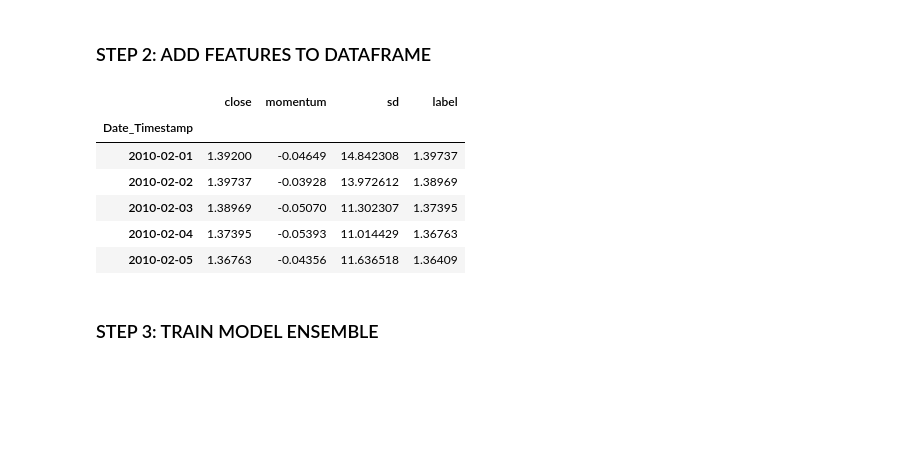
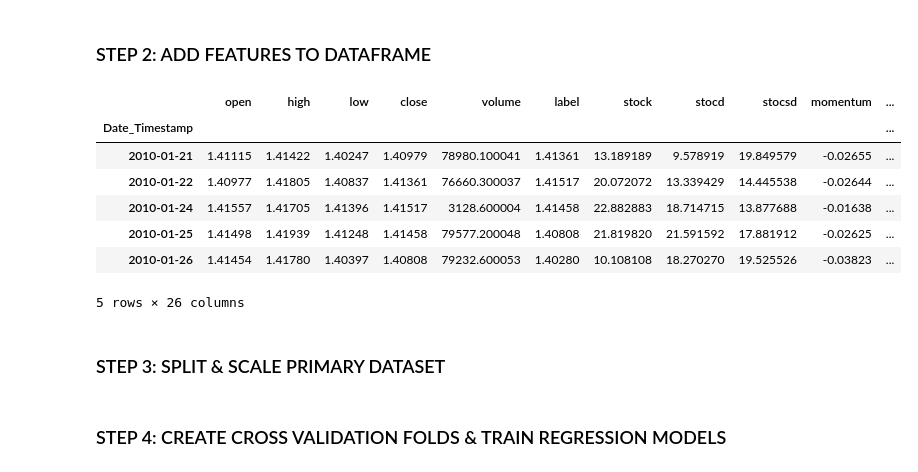
Before and after one commit to DSSaV/pipeline, a Jupyter notebook: manager.ipynb, the cells around one changed output. Cells and saved outputs as stored; diff of their text form; code cells hidden in the pictures; blank space fills up the shorter version.

```diff
--- a/manager.ipynb
+++ b/manager.ipynb
@@ -30,16 +55,17 @@ dataframe.head(5)
 # %% [markdown]
 ### STEP 2: ADD FEATURES TO DATAFRAME
 # %%
-dataset = features.add(dataframe, config['features'])
+regression_dataset = features.add(dataframe, config['features'])
 # %%
-dataset.head(5)
+regression_dataset.head(5)
 # %% [output]
-|  | close | momentum | sd | label |
-| Date_Timestamp |  |  |  |  |
-| 2010-02-01 | 1.39200 | -0.04649 | 14.842308 | 1.39737 |
-| 2010-02-02 | 1.39737 | -0.03928 | 13.972612 | 1.38969 |
-| 2010-02-03 | 1.38969 | -0.05070 | 11.302307 | 1.37395 |
-| 2010-02-04 | 1.37395 | -0.05393 | 11.014429 | 1.36763 |
-| 2010-02-05 | 1.36763 | -0.04356 | 11.636518 | 1.36409 |
+|  | open | high | low | close | volume | label | stock | stocd | stocsd | momentum | ... |
+| Date_Timestamp |  |  |  |  |  |  |  |  |  |  | ... |
+| 2010-01-21 | 1.41115 | 1.41422 | 1.40247 | 1.40979 | 78980.100041 | 1.41361 | 13.189189 | 9.578919 | 19.849579 | -0.02655 | ... |
+| 2010-01-22 | 1.40977 | 1.41805 | 1.40837 | 1.41361 | 76660.300037 | 1.41517 | 20.072072 | 13.339429 | 14.445538 | -0.02644 | ... |
+| 2010-01-24 | 1.41557 | 1.41705 | 1.41396 | 1.41517 | 3128.600004 | 1.41458 | 22.882883 | 18.714715 | 13.877688 | -0.01638 | ... |
+| 2010-01-25 | 1.41498 | 1.41939 | 1.41248 | 1.41458 | 79577.200048 | 1.40808 | 21.819820 | 21.591592 | 17.881912 | -0.02625 | ... |
+| 2010-01-26 | 1.41454 | 1.41780 | 1.40397 | 1.40808 | 79232.600053 | 1.40280 | 10.108108 | 18.270270 | 19.525526 | -0.03823 | ... |
+5 rows × 26 columns
 # %% [markdown]
-### STEP 3: TRAIN MODEL ENSEMBLE
+### STEP 3: SPLIT & SCALE PRIMARY DATASET
@@ -46 +74,3 @@ dataset.head(5)
+# %% [markdown]
+### STEP 4: CREATE CROSS VALIDATION FOLDS & TRAIN REGRESSION MODELS
 # %%
```
Also changed, not shown: parts of 61 cells of this notebook, 9 other files.
